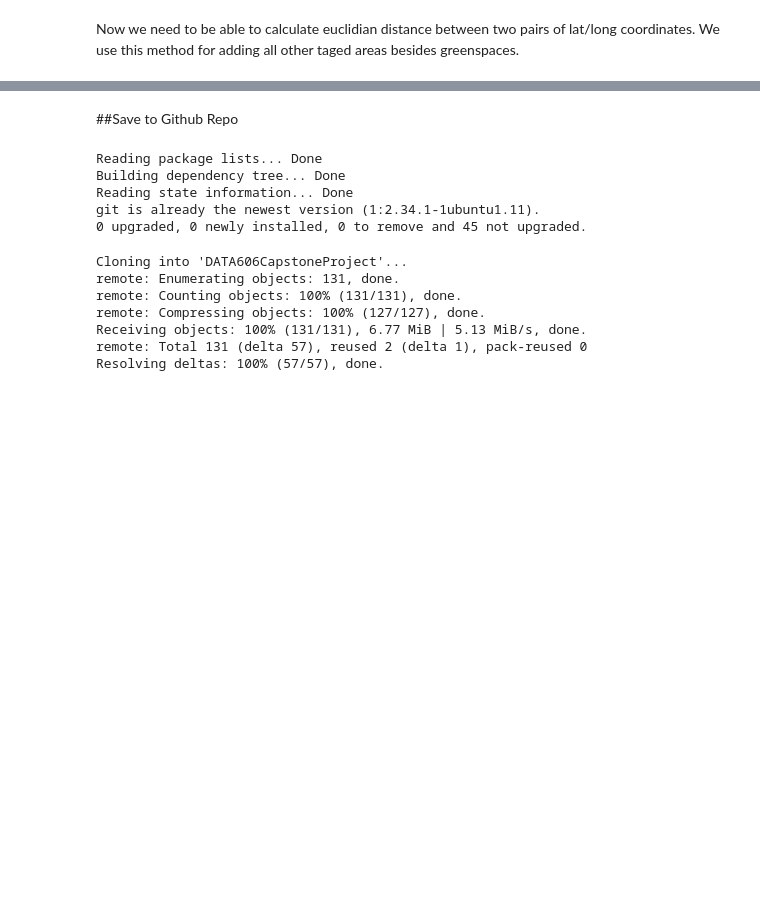
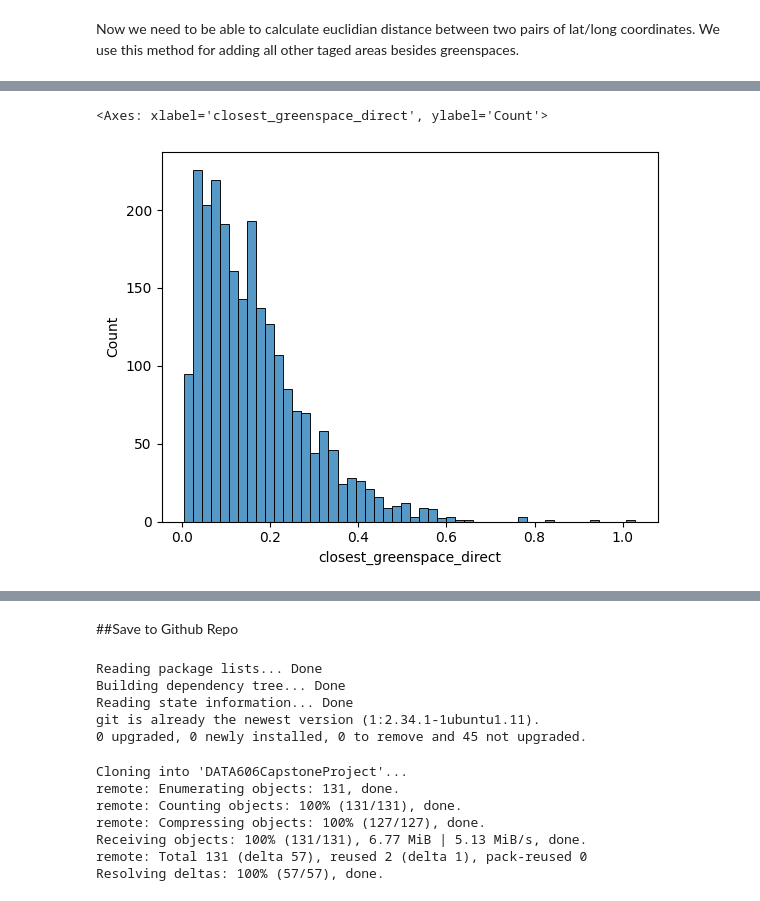
Before and after one commit to cbarnes5/DATA606CapstoneProject, a Jupyter notebook: Enriching_the_Dataset_with_OSMNX.ipynb, the cells around one changed output, grey strips where cells are left out. Saved outputs shown, nothing was run; the diff lists cells and outputs as text; code cells hidden in the pictures; blank space fills up the shorter version.

```diff
--- a/Enriching_the_Dataset_with_OSMNX.ipynb
+++ b/Enriching_the_Dataset_with_OSMNX.ipynb
@@ -273,5 +221,4 @@ df['closest_greenspace_direct'] = distancematrix.min(axis=1)
 df['closest_greenspace_coords'] = nodes_combined_green.loc[distancematrix.idxmin(axis=1)].geometry.values
 df['closest_greenspace_centercoord'] = nodes_combined_green.loc[distancematrix.idxmin(axis=1)].centercoords.values
 df['closest_greenspace_area'] = nodes_combined_green.loc[distancematrix.idxmin(axis=1)].area_sq.values
-df['all_greenspace_area_under1km'] = distance_under1_sum
 # %%
@@ -360,0 +513,5 @@ Index(['SOLD DATE', 'PROPERTY TYPE', 'ADDRESS', 'CITY', 'STATE OR PROVINCE',
+# %%
+sns.histplot(data=df, x="closest_greenspace_direct", bins=50)
+# %% [output]
+<Axes: xlabel='closest_greenspace_direct', ylabel='Count'>
+[figure, added]
```
Also changed, not shown: parts of 43 cells of this notebook.
